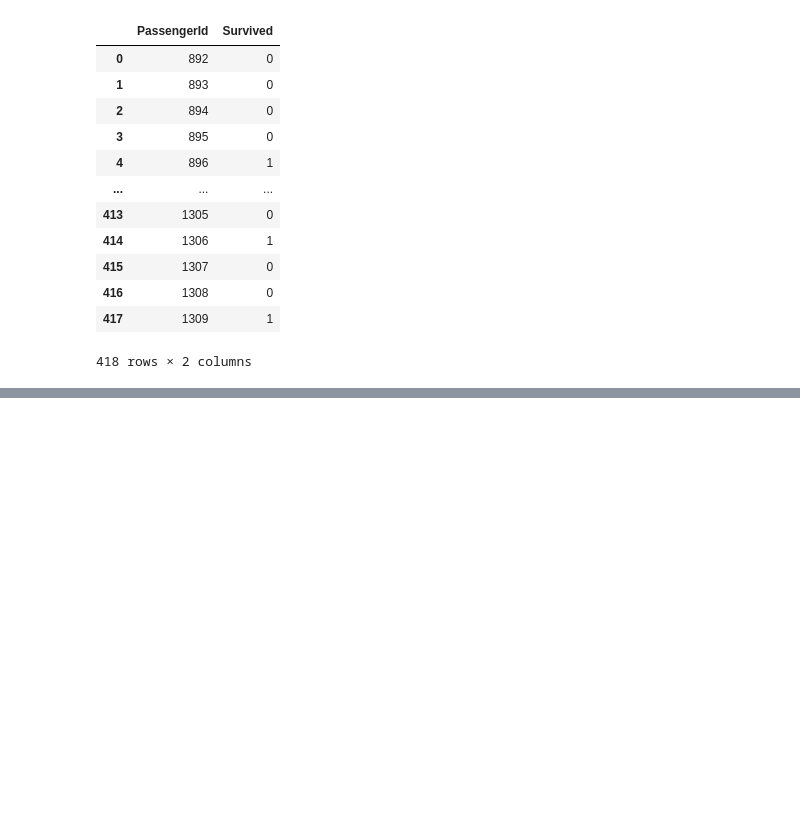
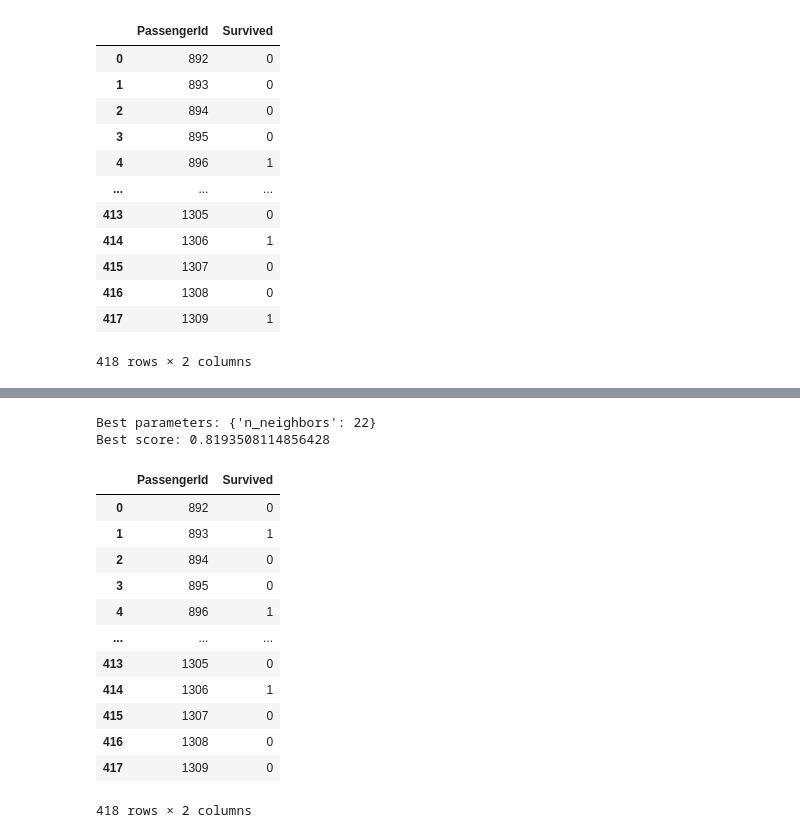
Before and after one commit to judy50024/python, a Jupyter notebook: titanic_classification.ipynb, the cells around one changed output, grey strips where cells are left out. Saved outputs shown, nothing was run; the diff lists cells and outputs as text; code cells hidden in the pictures; blank space fills up the shorter version.

```diff
--- a/titanic_classification.ipynb
+++ b/titanic_classification.ipynb
@@ -315,0 +337,6 @@ result
+# %%
+#use another model KNN
+from sklearn.preprocessing import MinMaxScaler
+scaler = MinMaxScaler()
+x_train_scale = scaler.fit_transform(x_train_process)
+x_test_scale = scaler.transform(x_test_process)  # 不要fit
@@ -315,0 +357,39 @@ result
+# %%
+from sklearn.neighbors import KNeighborsClassifier
+clf = KNeighborsClassifier()
+params = {
+    "n_neighbors":range(5, 150)
+}
+GridSearchCV(clf, params)
+grid = GridSearchCV(clf, params, cv=10, n_jobs=4)
+grid.fit(x_train_scale, y_train)
+print("Best parameters:", grid.best_params_)
+print("Best score:", grid.best_score_)
+# %% [output]
+Best parameters: {'n_neighbors': 22}
+Best score: 0.8193508114856428
+# %%
+clf = KNeighborsClassifier(n_neighbors=17)
+clf.fit(x_train_scale, y_train)
+pre = clf.predict(x_test_scale)
+pid = test_df["PassengerId"]
+result = pd.DataFrame({
+    "PassengerId":pid,
+    "Survived":pre
+})
+result.to_csv("result_knn.csv", encoding="utf-8", index=False)
+result
+# %% [output]
+|  | PassengerId | Survived |
+| 0 | 892 | 0 |
+| 1 | 893 | 1 |
+| 2 | 894 | 0 |
+| 3 | 895 | 0 |
+| 4 | 896 | 1 |
+| ... | ... | ... |
+| 413 | 1305 | 0 |
+| 414 | 1306 | 1 |
+| 415 | 1307 | 0 |
+| 416 | 1308 | 0 |
+| 417 | 1309 | 0 |
+418 rows × 2 columns
```
Also changed, not shown: parts of 3 cells of this notebook.
